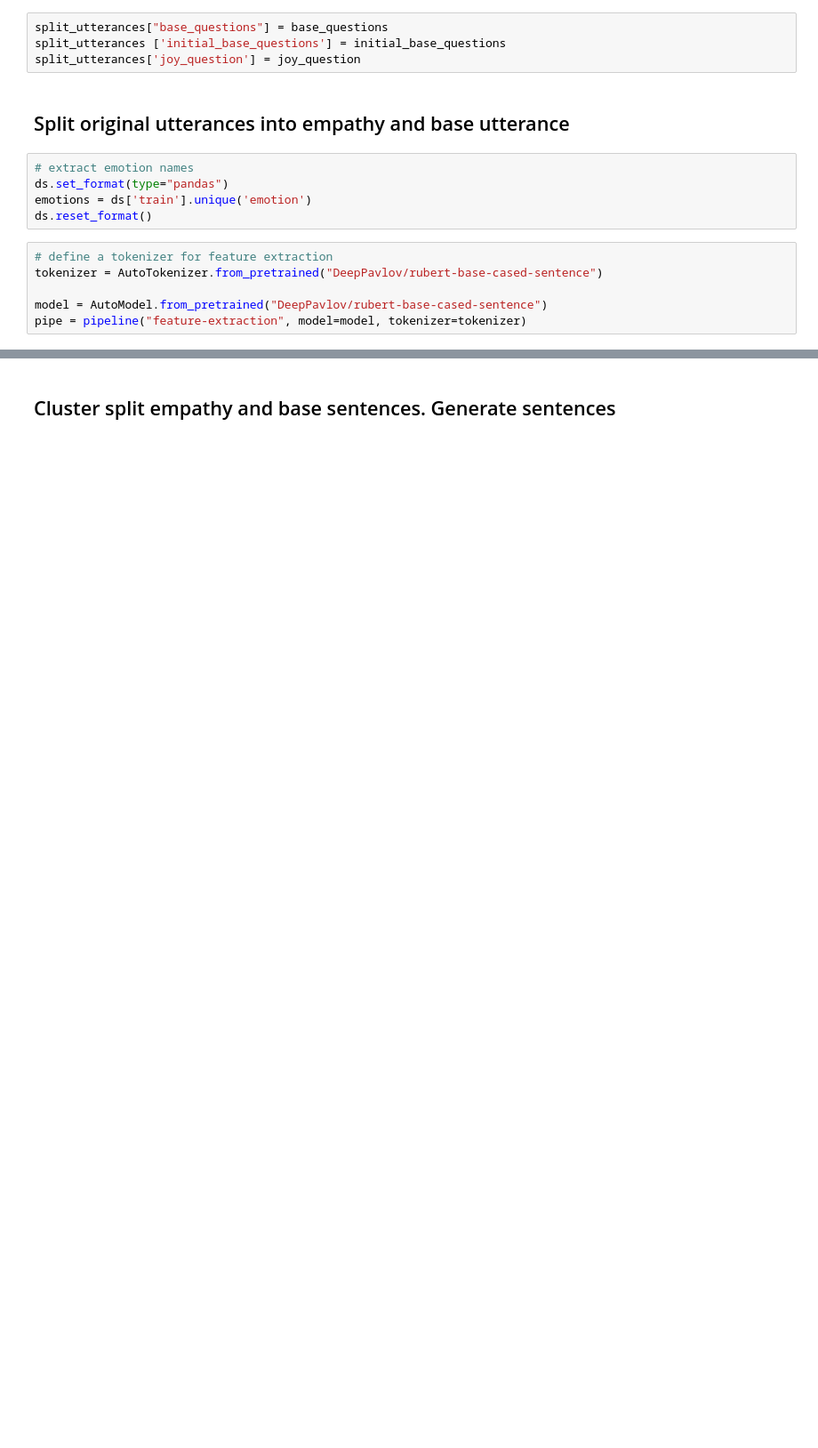
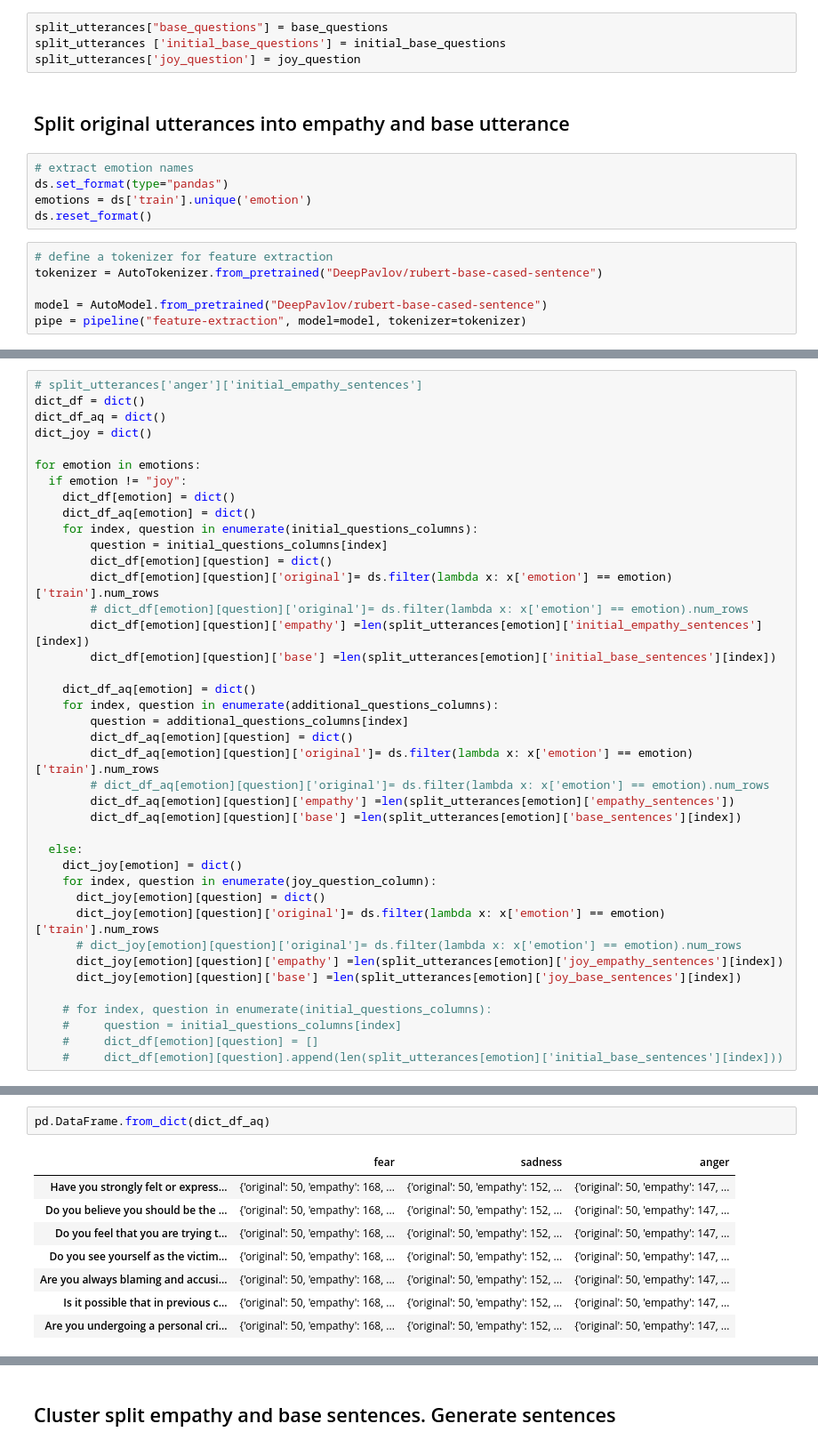
Before and after one commit to MariaMillet/psychotherapy_chatbot, a Jupyter notebook: generate_synthetic_dataset.ipynb, the cells around one changed output, grey strips where cells are left out. Shown at 89% size. Saved outputs shown, nothing was run; the diff lists cells and outputs as text; blank space fills up the shorter version.

```diff
--- a/generate_synthetic_dataset.ipynb
+++ b/generate_synthetic_dataset.ipynb
@@ -247,0 +340,40 @@ split_utterances['joy']['initial_empathy_sentences']
+# %%
+# split_utterances['anger']['initial_empathy_sentences']
+dict_df = dict()
+dict_df_aq = dict()
+dict_joy = dict()
+
+for emotion in emotions:
+  if emotion != "joy":
+    dict_df[emotion] = dict()
+    dict_df_aq[emotion] = dict()
+    for index, question in enumerate(initial_questions_columns):
+        question = initial_questions_columns[index]
+        dict_df[emotion][question] = dict()
+        dict_df[emotion][question]['original']= ds.filter(lambda x: x['emotion'] == emotion)['train'].num_rows
+        # dict_df[emotion][question]['original']= ds.filter(lambda x: x['emotion'] == emotion).num_rows
+        dict_df[emotion][question]['empathy'] =len(split_utterances[emotion]['initial_empathy_sentences'][index])
+        dict_df[emotion][question]['base'] =len(split_utterances[emotion]['initial_base_sentences'][index])
+
+    dict_df_aq[emotion] = dict()
+    for index, question in enumerate(additional_questions_columns):
+        question = additional_questions_columns[index]
+        dict_df_aq[emotion][question] = dict()
+        dict_df_aq[emotion][question]['original']= ds.filter(lambda x: x['emotion'] == emotion)['train'].num_rows
+        # dict_df_aq[emotion][question]['original']= ds.filter(lambda x: x['emotion'] == emotion).num_rows
+        dict_df_aq[emotion][question]['empathy'] =len(split_utterances[emotion]['empathy_sentences'])
+        dict_df_aq[emotion][question]['base'] =len(split_utterances[emotion]['base_sentences'][index])
+
+  else:
+    dict_joy[emotion] = dict()
+    for index, question in enumerate(joy_question_column):
+      dict_joy[emotion][question] = dict()
+      dict_joy[emotion][question]['original']= ds.filter(lambda x: x['emotion'] == emotion)['train'].num_rows
+      # dict_joy[emotion][question]['original']= ds.filter(lambda x: x['emotion'] == emotion).num_rows
+      dict_joy[emotion][question]['empathy'] =len(split_utterances[emotion]['joy_empathy_sentences'][index])
+      dict_joy[emotion][question]['base'] =len(split_utterances[emotion]['joy_base_sentences'][index])
+
+    # for index, question in enumerate(initial_questions_columns):
+    #     question = initial_questions_columns[index]
+    #     dict_df[emotion][question] = []
+    #     dict_df[emotion][question].append(len(split_utterances[emotion]['initial_base_sentences'][index]))
@@ -247,0 +411,11 @@ split_utterances['joy']['initial_empathy_sentences']
+# %%
+pd.DataFrame.from_dict(dict_df_aq)
+# %% [output]
+|  | fear | sadness | anger |
+| Have you strongly felt or express... | {'original': 50, 'empathy': 168, ... | {'original': 50, 'empathy': 152, ... | {'original': 50, 'empathy': 147, ... |
+| Do you believe you should be the ... | {'original': 50, 'empathy': 168, ... | {'original': 50, 'empathy': 152, ... | {'original': 50, 'empathy': 147, ... |
+| Do you feel that you are trying t... | {'original': 50, 'empathy': 168, ... | {'original': 50, 'empathy': 152, ... | {'original': 50, 'empathy': 147, ... |
+| Do you see yourself as the victim... | {'original': 50, 'empathy': 168, ... | {'original': 50, 'empathy': 152, ... | {'original': 50, 'empathy': 147, ... |
+| Are you always blaming and accusi... | {'original': 50, 'empathy': 168, ... | {'original': 50, 'empathy': 152, ... | {'original': 50, 'empathy': 147, ... |
+| Is it possible that in previous c... | {'original': 50, 'empathy': 168, ... | {'original': 50, 'empathy': 152, ... | {'original': 50, 'empathy': 147, ... |
+| Are you undergoing a personal cri... | {'original': 50, 'empathy': 168, ... | {'original': 50, 'empathy': 152, ... | {'original': 50, 'empathy': 147, ... |
```
Also changed, not shown: parts of 37 cells of this notebook.
